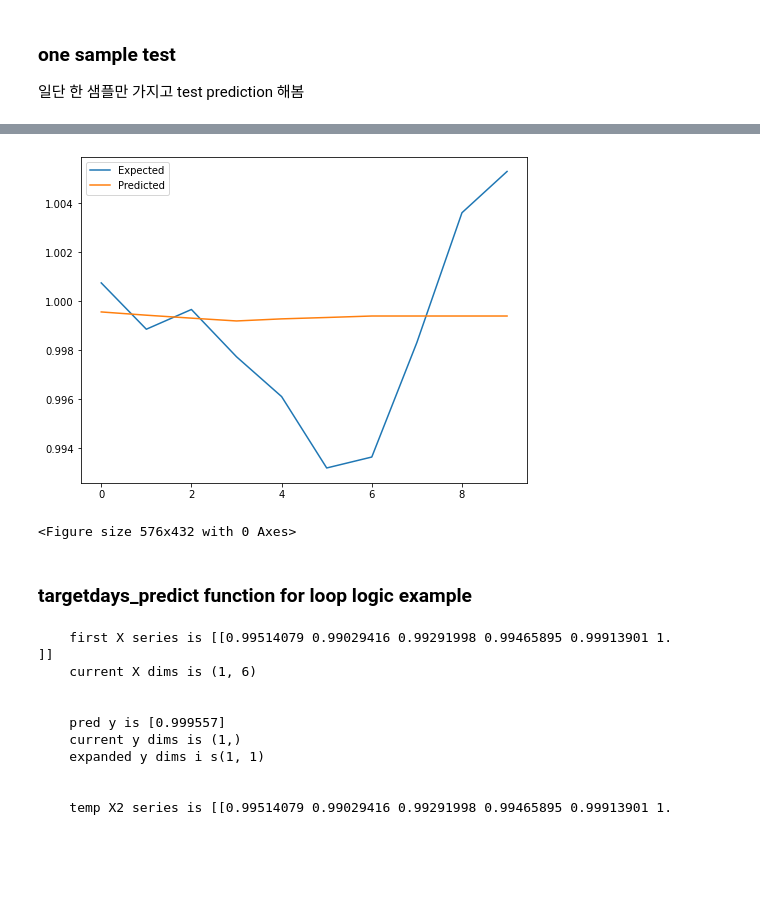
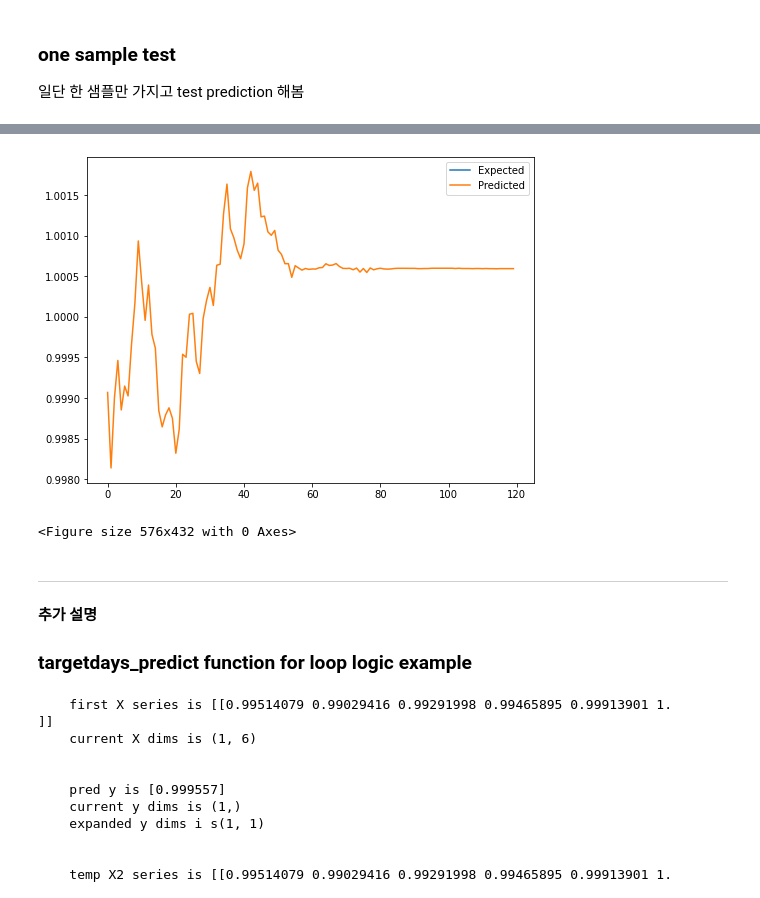
Before and after one commit to Jeongseup/DACON_BitcoinTrader, a Jupyter notebook: xgboost_regressor.ipynb, the cells around one changed output, grey strips where cells are left out. Drawn from its saved outputs; the diff is of its cells as text; code cells hidden in the pictures; blank space fills up the shorter version.

```diff
--- a/xgboost_regressor.ipynb
+++ b/xgboost_regressor.ipynb
@@ -30,3 +30,6 @@ n_steps = 6
+# %%
+#앞부분이 필요가 없을 것 같아서 다시 피팅
+train_df = train_df[train_df.time > (1500 - 121 - n_steps)]
 # %% [markdown]
 ### data preprocessing
 open 데이터를 지정한 window 만큼 보고 다음 값을 예측
@@ -121,13 +131,40 @@ def xgboost_forecast(train_df = preprocessed_train_df ,model_save = False):
         pickle.dump(model, open(file_name, "wb"))
 
     return model
+# %%
+model = xgboost_forecast()
 # %% [markdown]
 ### one sample test
 
 일단 한 샘플만 가지고 test prediction 해봄
+# %%
+def targetdays_predict(test_sequence = test_input, target_len = 120):
+
+    """ 마지막 시퀀스를 가지고 target len동안 모델예측을 반복함. """
+
+    temp_X = test_sequence.reshape(1, n_steps)
+    predictions = list()
+
+    for i in range(target_len):
+
+
+        # predict & appending
+        pred_y = model.predict(temp_X)
+        predictions.append(pred_y.item())
+
+        # confirm
+        # print(f'X is {temp_X}, y is {pred_y}')
+
+        # expand pred_y dims (1, ) to (1, 1)
+        temp_y = np.expand_dims(pred_y, axis = 1)
+
+        # appending pred_y to temp_X and delete oldest value in temp_X
+        temp_X = np.append(temp_X, temp_y, axis = 1)
+        temp_X = np.delete(temp_X, 0, axis = 1)
+
+    return predictions
 # %%
-
-test_sample_id = 1001 # 바뀐 sample id라 확인해봐야 할 듯.
+test_sample_id = 1002 # 바뀐 sample id라 확인해봐야 할 듯.
 test_df = test_df[test_df.sample_id == test_sample_id]
 
 # 1380 이후만 split
@@ -137,3 +174,7 @@ test_set = test_df[test_df.time > (1500 - 121 - n_steps)]
 true_y = test_set[test_set.time >= 1380].open.values
 # test input은 1380 이전 n_step개 value
 test_input = test_set.open[:n_steps].values
+
+
+# prediction
+pred_y = targetdays_predict(test_input, 120)
@@ -187,16 +183,19 @@ X is [[0.9993909 0.9993909 0.9993909 0.9993909 0.9993909 0.9993909]], y is [0.99
 # %%
 
 # plot expected vs preducted
-plt.plot(true_y[:10], label='Expected')
-plt.plot(pred_y[:10], label='Predicted')
+plt.plot(true_y, label='Expected')
+plt.plot(pred_y, label='Predicted')
 plt.legend()
 plt.show()
 
-plt.savefig('./xgboost_exp1')
+plt.savefig(f'./xgboost_n_step{n_steps}')
 # %% [output]
-[figure, old version]
+[figure, new version]
 <Figure size 576x432 with 0 Axes>
 # %% [markdown]
+___
+**추가 설명**
+
 ### targetdays_predict function for loop logic example
 # %%
 temp_X = test_input.reshape(1, 6)
```
Also changed, not shown: parts of 6 cells of this notebook, 4 other files.
